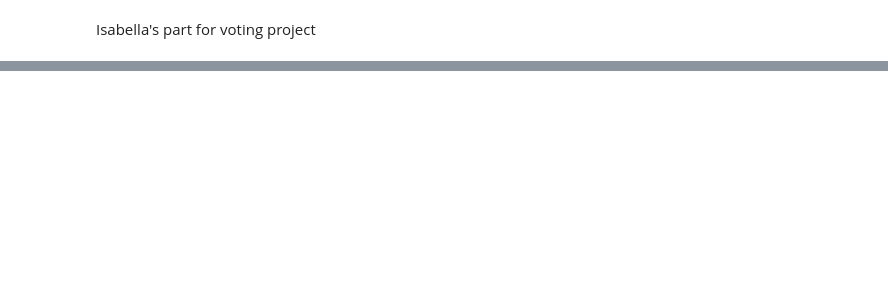
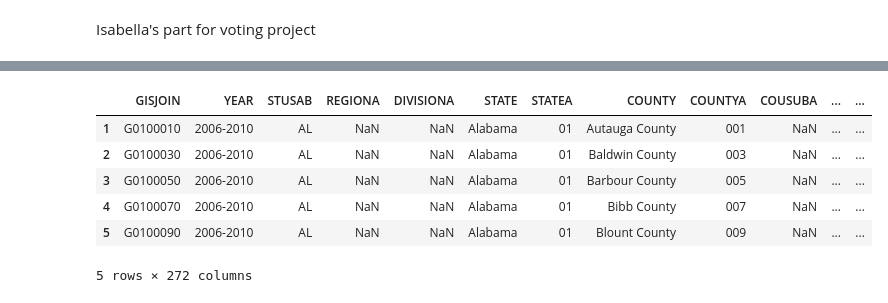
Before and after one commit to Catherine-Nguyen88/project_voting, a Jupyter notebook: Voting_Isabella's_Part.ipynb, the cells around one changed output, grey strips where cells are left out. Cells and saved outputs as stored; diff of their text form; code cells hidden in the pictures; blank space fills up the shorter version.

```diff
--- a/Voting_Isabella's_Part.ipynb
+++ b/Voting_Isabella's_Part.ipynb
@@ -46,0 +68,12 @@ df
+# %%
+# need to drop the 1st row
+dem = dem.drop([0])
+dem.head()
+# %% [output]
+|  | GISJOIN | YEAR | STUSAB | REGIONA | DIVISIONA | STATE | STATEA | COUNTY | COUNTYA | COUSUBA | ... | ... |
+| 1 | G0100010 | 2006-2010 | AL | NaN | NaN | Alabama | 01 | Autauga County | 001 | NaN | ... | ... |
+| 2 | G0100030 | 2006-2010 | AL | NaN | NaN | Alabama | 01 | Baldwin County | 003 | NaN | ... | ... |
+| 3 | G0100050 | 2006-2010 | AL | NaN | NaN | Alabama | 01 | Barbour County | 005 | NaN | ... | ... |
+| 4 | G0100070 | 2006-2010 | AL | NaN | NaN | Alabama | 01 | Bibb County | 007 | NaN | ... | ... |
+| 5 | G0100090 | 2006-2010 | AL | NaN | NaN | Alabama | 01 | Blount County | 009 | NaN | ... | ... |
+5 rows × 272 columns
```
Also changed, not shown: parts of 12 cells of this notebook.
